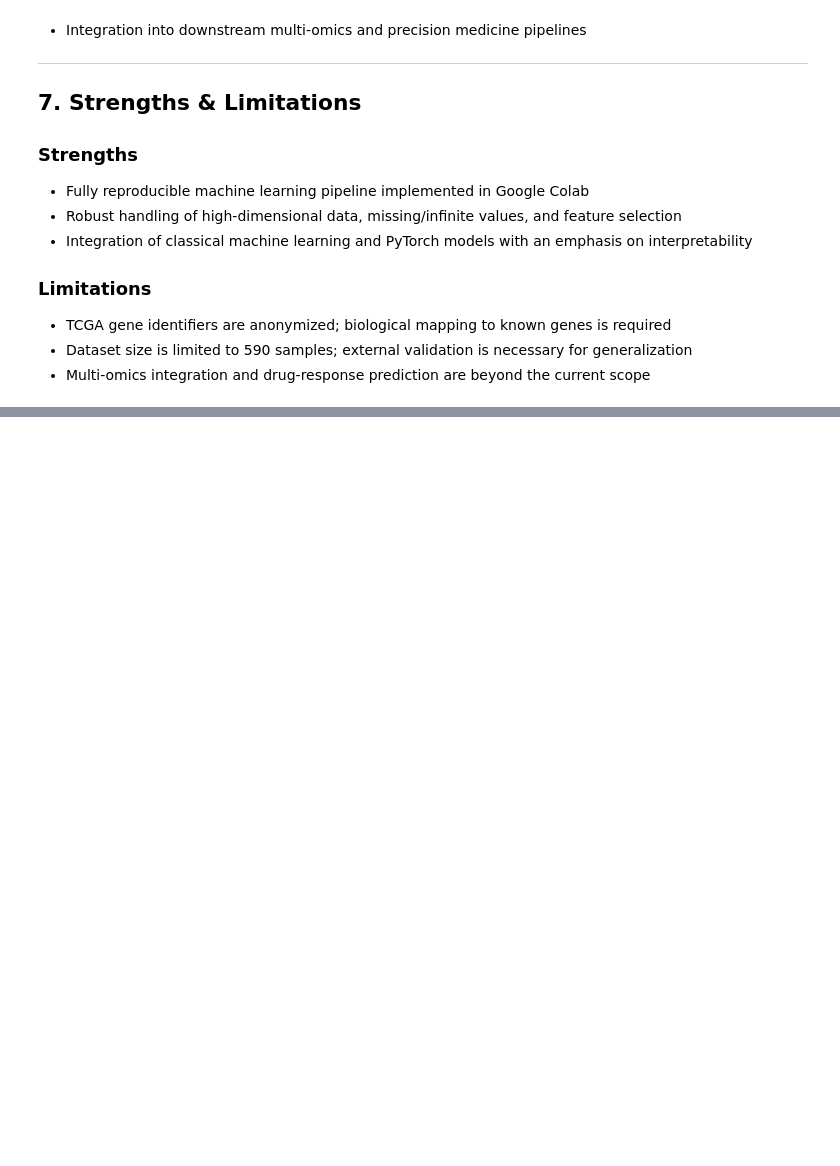
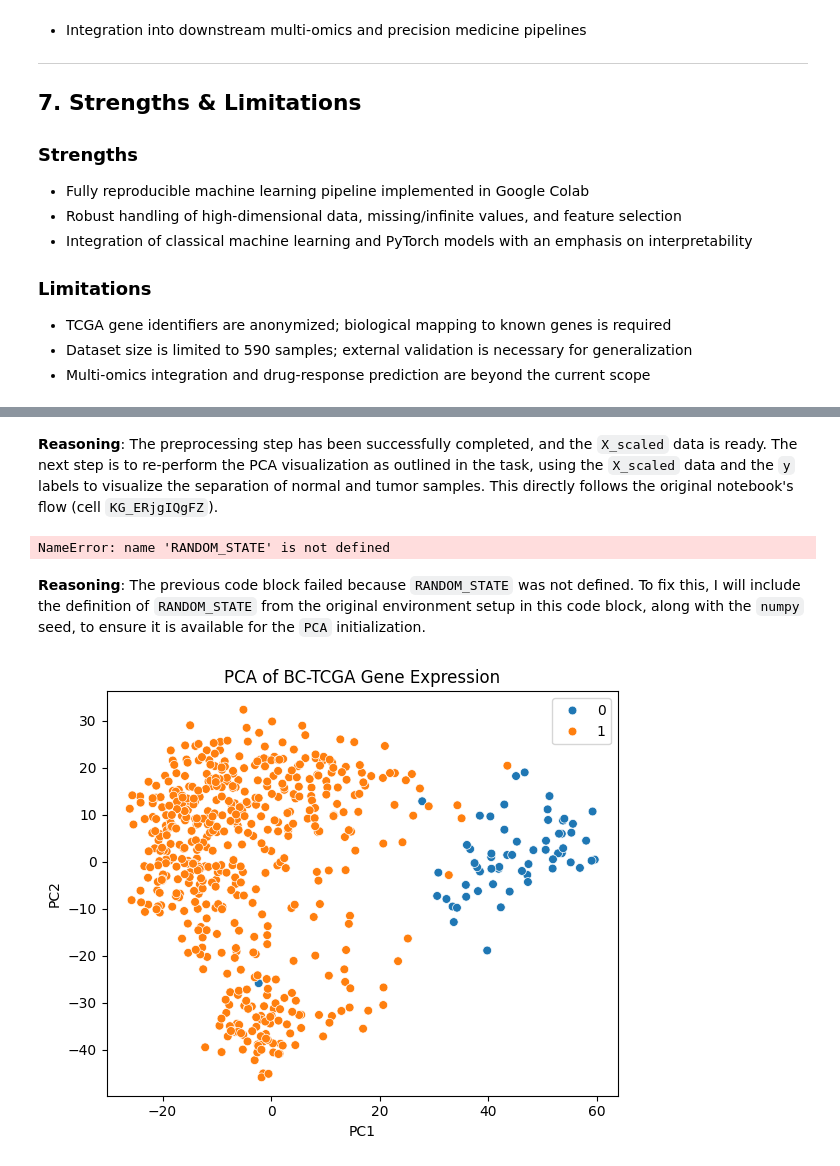
Before and after one commit to joelvsam/Cancer_Prediction, a Jupyter notebook: Cancer_Subtype_Colab.ipynb, the cells around one changed output, grey strips where cells are left out. Drawn from its saved outputs; the diff is of its cells as text; code cells hidden in the pictures; blank space fills up the shorter version.

```diff
--- a/Cancer_Subtype_Colab.ipynb
+++ b/Cancer_Subtype_Colab.ipynb
@@ -445,0 +626,62 @@ Accurate tumor identification using gene expression profiles can support:
+# %% [markdown]
+**Reasoning**:
+The preprocessing step has been successfully completed, and the `X_scaled` data is ready. The next step is to re-perform the PCA visualization as outlined in the task, using the `X_scaled` data and the `y` labels to visualize the separation of normal and tumor samples. This directly follows the original notebook's flow (cell `KG_ERjgIQgFZ`).
+# %%
+import matplotlib.pyplot as plt
+import seaborn as sns
+from sklearn.decomposition import PCA
+
+# -------------------------------
+# 6. PCA Visualization
+# -------------------------------
+pca = PCA(n_components=2, random_state=RANDOM_STATE)
+X_pca = pca.fit_transform(X_scaled)
+
+plt.figure(figsize=(6,5))
+sns.scatterplot(
+    x=X_pca[:,0],
+    y=y.values,
+    hue=y.values,
+    palette="tab10",
+    s=40
+)
+plt.title("PCA of BC-TCGA Gene Expression")
+plt.xlabel("PC1")
+plt.ylabel("PC2")
+plt.tight_layout()
+plt.show()
+# %% [output]
+NameError: name 'RANDOM_STATE' is not defined
+# %% [markdown]
+**Reasoning**:
+The previous code block failed because `RANDOM_STATE` was not defined. To fix this, I will include the definition of `RANDOM_STATE` from the original environment setup in this code block, along with the `numpy` seed, to ensure it is available for the `PCA` initialization.
+# %%
+import matplotlib.pyplot as plt
+import seaborn as sns
+from sklearn.decomposition import PCA
+import numpy as np # Import numpy for np.random.seed
+
+RANDOM_STATE = 42
+np.random.seed(RANDOM_STATE)
+
+# -------------------------------
+# 6. PCA Visualization
+# -------------------------------
+pca = PCA(n_components=2, random_state=RANDOM_STATE)
+X_pca = pca.fit_transform(X_scaled)
+
+plt.figure(figsize=(6,5))
+sns.scatterplot(
+    x=X_pca[:,0],
+    y=X_pca[:,1],
+    hue=y.values,
+    palette="tab10",
+    s=40
+)
+plt.title("PCA of BC-TCGA Gene Expression")
+plt.xlabel("PC1")
+plt.ylabel("PC2")
+plt.tight_layout()
+plt.show()
+# %% [output]
+[figure, added]
```
Also changed, not shown: parts of 41 cells of this notebook.
